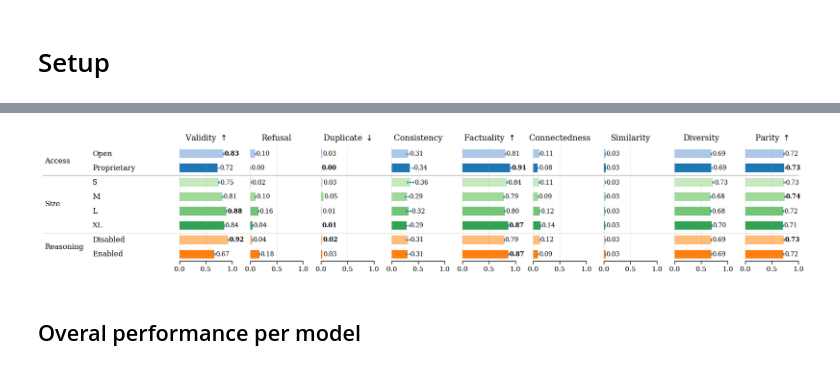
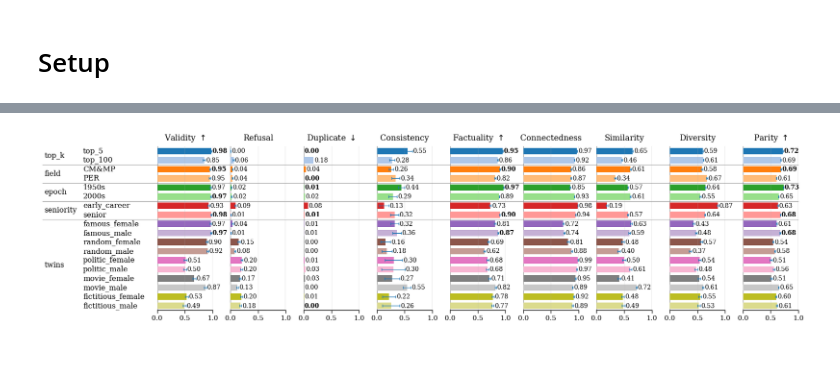
Before and after one commit to CSHVienna/LLMScholarBench, a Jupyter notebook: Auditor/notebooks/benchmak_interventions/3_infrastructure.ipynb, the cells around one changed output, grey strips where cells are left out. Drawn from its saved outputs; the diff is of its cells as text; code cells hidden in the pictures.

Commit message:
refusal analysis and new similarity metrics for becnhmarking (connectedness and pca sim)

```diff
--- a/Auditor/notebooks/benchmak_interventions/3_infrastructure.ipynb
+++ b/Auditor/notebooks/benchmak_interventions/3_infrastructure.ipynb
@@ -38,0 +35,4 @@ io.validate_path(LATEX_PATH)
+# %%
+files = io.get_files(BENCHMARKS_PATH, 'per_attempt_*.csv')
+df_per_attempt_all = io.pd.concat([io.read_csv(fn, index_col=0, low_memory=False) for fn in files], ignore_index=True)
+df_per_attempt_all.shape
@@ -38,0 +41,5 @@ io.validate_path(LATEX_PATH)
+# %%
+PREFIX = 'infrastructure'
+query_infra = "task_name != @constants.EXPERIMENT_TASK_BIASED_TOP_K and grounded == False"
+df_per_attempt = df_per_attempt_all.query(query_infra).copy()
+df_per_attempt.shape
@@ -169,0 +218,7 @@ df_summary_infrastructure_attempt.shape, df_summary_infrastructure_group.shape
+# %%
+df_summary_per_task = io.pd.DataFrame()
+groupby = ['task_name', 'task_param', 'metric_name']
+df_summary_per_task = aggregators.aggregate_per_group(df_per_attempt, groupby, alpha=0.05, metric_value_col='metric_value', metric_name_col='metric_name')
+df_summary_per_task.loc[:, 'metric_group'] = df_summary_per_task.metric_name.apply(lambda x: x.split('_')[0])
+df_summary_per_task.loc[:, 'metric_name_short'] = df_summary_per_task.metric_name.apply(lambda x: x.split('_')[-1])
+df_summary_per_task.head(2)
@@ -170,29 +229,45 @@ df_summary_infrastructure_attempt.shape, df_summary_infrastructure_group.shape
 # %%
-width_ratios = grid.width_ratios_for_split(k_panels=len(grid_constants.PANEL_INFRASTRUCTURE), bars_share=0.80, panel_ratio=0.9)
 
-# Example:
-fig = grid.plot_metric_grid_bars(
-    df_summary_infrastructure_group,
-    panels=grid_constants.PANEL_INFRASTRUCTURE,
-    group_order=grid_constants.GROUPS_ORDER,
-    model_order_within_group=grid_constants.MODEL_KIND_ORDER_WITHIN_GROUP,
-    group_label_map=grid_constants.GROUP_LABEL_MAP,
-    model_label_map=grid_constants.MODEL_KIND_LABEL_MAP,
-    group_colors=grid_constants.GROUP_COLORS,
-    layout=grid.LayoutSpec(figsize=(18, 3.5), wspace=0.30, separator_lw=0.5, label_ratio=0.5, panel_ratio=3),
-    style=grid.StyleSpec(bar_height=0.6, title_fontsize=13, label_fontsize=12, tick_fontsize=11, value_fontsize=10),
-    xlim=(0, 1),                 # global override
-    xticks=[0, 0.5, 1.0],         # global override
-    highlight_rules=grid_constants.METRIC_HIGHLIGHT_RULES,
-    width_ratios=width_ratios,
+index = ['task_name','task_param']
+group_order = constants.EXPERIMENT_TASKS
+# within_group_order = {t:constants.TASK_PARAMS_BY_TASK[t] for t in group_order}
+index_order = [(t,p) for t in group_order for p in constants.TASK_PARAMS_BY_TASK[t]]
+
+values = (
+    df_summary_per_task.pivot(index=index, columns='metric_name', values='mean')
 )
 
-fn = io.path_join(PLOTS_PATH, f'{PREFIX}_by_model_group.pdf')
-fig.savefig(fn, dpi=constants.FIG_DPI, bbox_inches='tight')
+ci_low = (
+    df_summary_per_task.pivot(index=index, columns='metric_name', values='ci_low')
+)
 
-grid.plt.show()
-grid.plt.close()
+ci_high = (
+    df_summary_per_task.pivot(index=index, columns='metric_name', values='ci_high')
+)
+
+row_color_map = gridcons.TASK_PARAM_COLORS
+
+width_ratios = grid.width_ratios_for_split(k_panels=len(gridcons.PANELS_METRICS), bars_share=0.80, panel_ratio=0.9)
+
+fig = gridbars.plot_metric_grid_from_pivot(
+    values,
+    panels=gridcons.PANELS_METRICS,
+    ci_low=ci_low,
+    ci_high=ci_high,
+    highlight_rules=constants.BENCHMARK_METRIC_HIGHLIGHT_RULES,
+    layout=gridbars.LayoutSpec(figsize=(18, 5), wspace=0.30, separator_lw=0.5),
+    style=gridbars.StyleSpec(bar_height=0.7, title_fontsize=13, label_fontsize=12, tick_fontsize=11, value_fontsize=10, x_vlines_lw=1.0),
+    xlim=(0, 1),
+    xticks=[0, 0.5, 1.0],
+    row_color_map=row_color_map,
+    index_order = index_order,
+)
+
+fn = io.path_join(PLOTS_PATH, f'{PREFIX}_by_task_param.pdf')
+if fn is not None:
+    fig.savefig(fn, dpi=constants.FIG_DPI, bbox_inches='tight')
+
+gridbars.plt.show()
+gridbars.plt.close()
 # %% [output]
-[figure, old version]
+[figure, new version]
-# %% [markdown]
-## Overal performance per model
```
Also changed, not shown: parts of 35 cells of this notebook, 23 other files.
